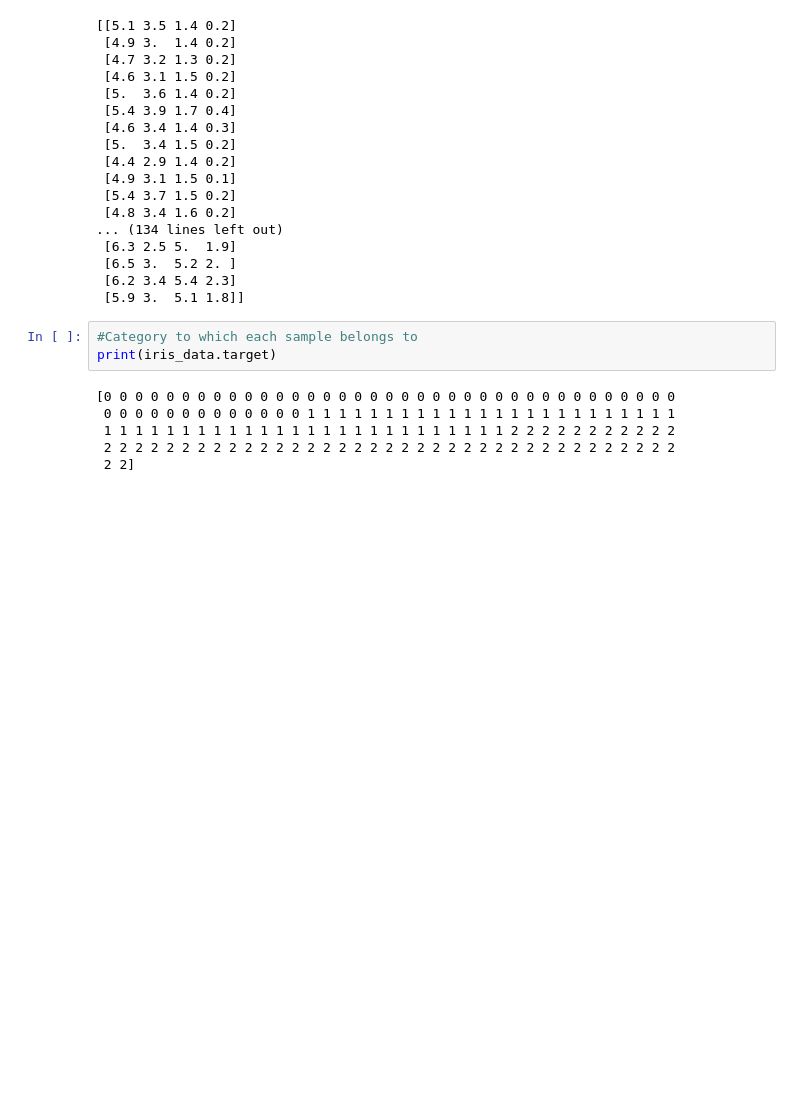
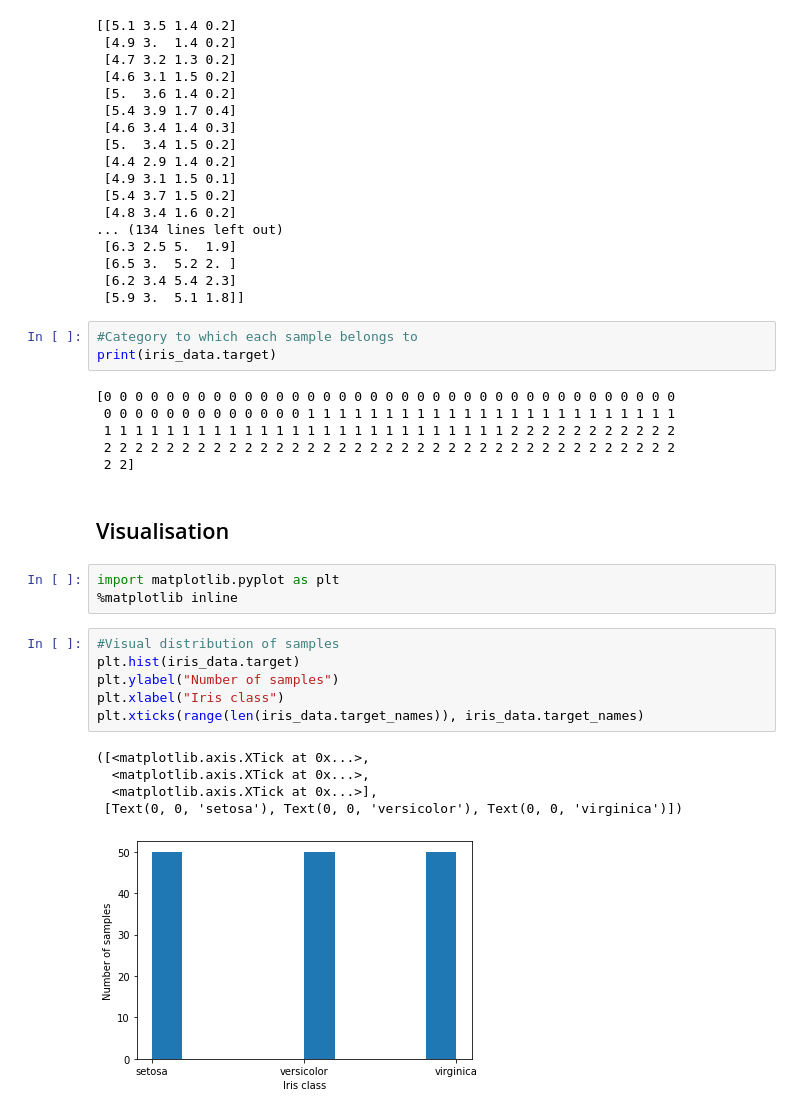
Before and after one commit to lerz30/ML_introduction, a Jupyter notebook: ml_notebook.ipynb, the cells around one changed output. Cells and saved outputs as stored; diff of their text form; blank space fills up the shorter version.

Commit message:
basic dataset visualisation

```diff
--- a/ml_notebook.ipynb
+++ b/ml_notebook.ipynb
@@ -71,3 +71,20 @@ print(iris_data.target)
  1 1 1 1 1 1 1 1 1 1 1 1 1 1 1 1 1 1 1 1 1 1 1 1 1 1 2 2 2 2 2 2 2 2 2 2 2
  2 2 2 2 2 2 2 2 2 2 2 2 2 2 2 2 2 2 2 2 2 2 2 2 2 2 2 2 2 2 2 2 2 2 2 2 2
  2 2]
+# %% [markdown]
+## Visualisation
+# %%
+import matplotlib.pyplot as plt
+%matplotlib inline
+# %%
+#Visual distribution of samples
+plt.hist(iris_data.target)
+plt.ylabel("Number of samples")
+plt.xlabel("Iris class")
+plt.xticks(range(len(iris_data.target_names)), iris_data.target_names)
+# %% [output]
+([<matplotlib.axis.XTick at 0x...>,
+  <matplotlib.axis.XTick at 0x...>,
+  <matplotlib.axis.XTick at 0x...>],
+ [Text(0, 0, 'setosa'), Text(0, 0, 'versicolor'), Text(0, 0, 'virginica')])
+[figure, added]
```
Also changed, not shown: parts of 8 cells of this notebook.
